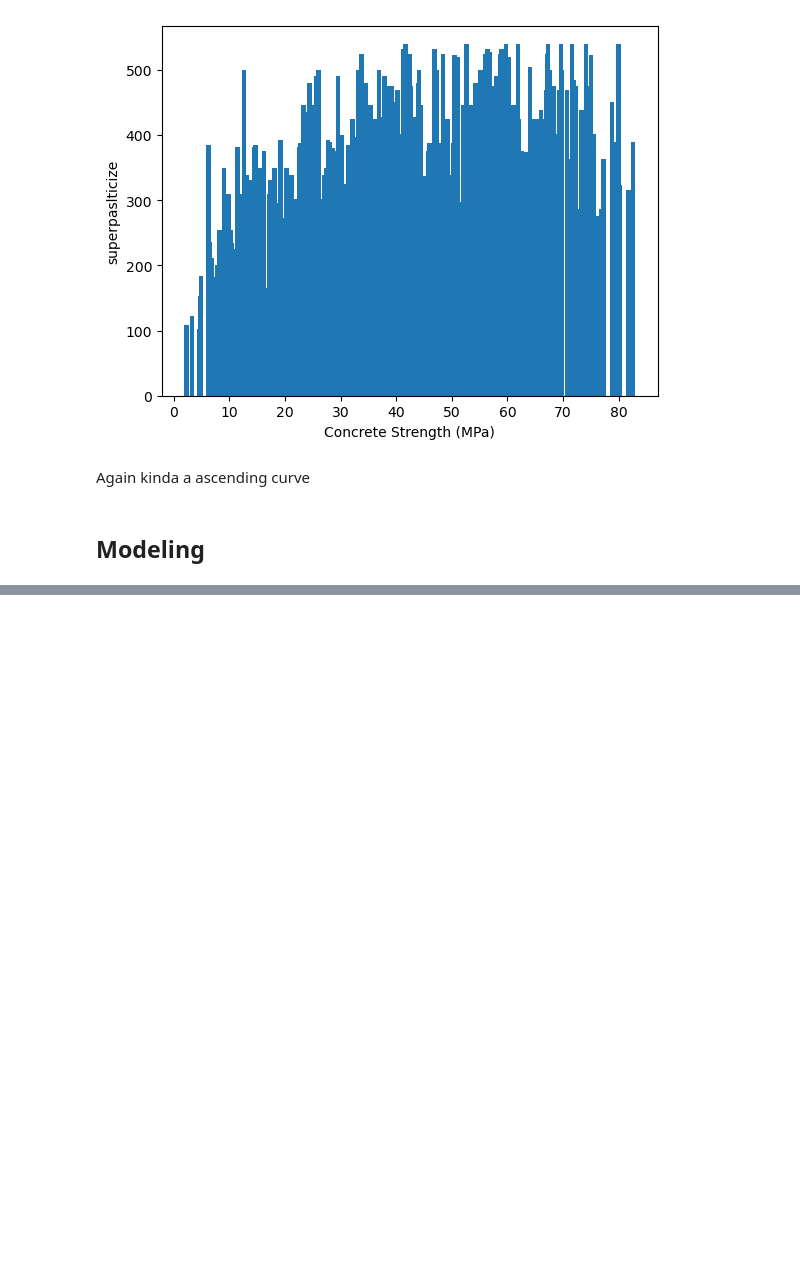
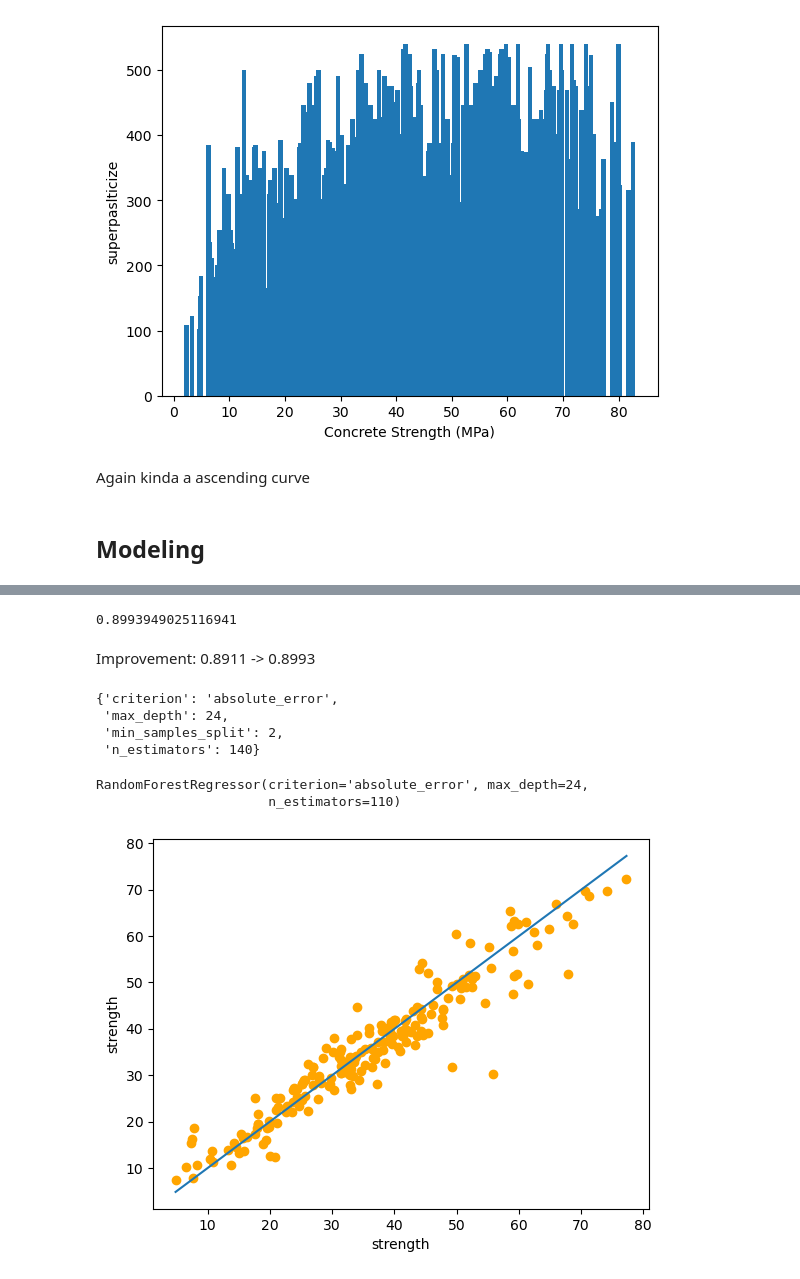
Before and after one commit to EsdrasLimaSilva/concrete-strength, a Jupyter notebook: concrete-notebook.ipynb, the cells around one changed output, grey strips where cells are left out. Cells and saved outputs as stored; diff of their text form; code cells hidden in the pictures; blank space fills up the shorter version.

```diff
--- a/concrete-notebook.ipynb
+++ b/concrete-notebook.ipynb
@@ -117,0 +200,60 @@ Again kinda a ascending curve
+# %%
+# building hyperparms grid
+random_forest_grid = {
+    "n_estimators": np.arange(100, 150, 10),
+    "max_depth": [None, 2, 8, 16, 20, 24, 32],
+    "criterion": ["absolute_error"],
+    "min_samples_split": [2, 4, 6, 8]
+}
+# %%
+# making predictable
+np.random.seed(55)
+
+# tuning
+rf_gs = GridSearchCV(RandomForestRegressor(),
+                    param_grid=random_forest_grid,
+                    cv=4,
+                    n_jobs=-1)
+
+# fitting all combinations
+rf_gs.fit(x_train, y_train)
+
+# scoring best model
+rf_gs.score(x_test, y_test)
+# %% [output]
+0.8993949025116941
+# %% [markdown]
+Improvement: 0.8911 -> 0.8993
+# %%
+rf_gs.best_params_
+# %% [output]
+{'criterion': 'absolute_error',
+ 'max_depth': 24,
+ 'min_samples_split': 2,
+ 'n_estimators': 140}
+# %%
+# training the model
+np.random.seed(42)
+
+model = RandomForestRegressor(criterion='absolute_error', max_depth=24, n_estimators=110, min_samples_split=2)
+
+# training the model
+model.fit(x_train, y_train)
+# %% [output]
+RandomForestRegressor(criterion='absolute_error', max_depth=24,
+                      n_estimators=110)
+# %%
+# making predicitons
+y_preds = model.predict(x_test)
+
+# plotting the difference
+fig, ax = plt.subplots()
+
+ax.scatter(y_test, y_preds, c="orange")
+ax.plot((np.min(y_test), np.max(y_test)), (np.min(y_test), np.max(y_test)))
+ax.set(xlabel="strength", ylabel="strength")
+
+
+plt.show()
+# %% [output]
+[figure, added]
```
Also changed, not shown: parts of 17 cells of this notebook.
